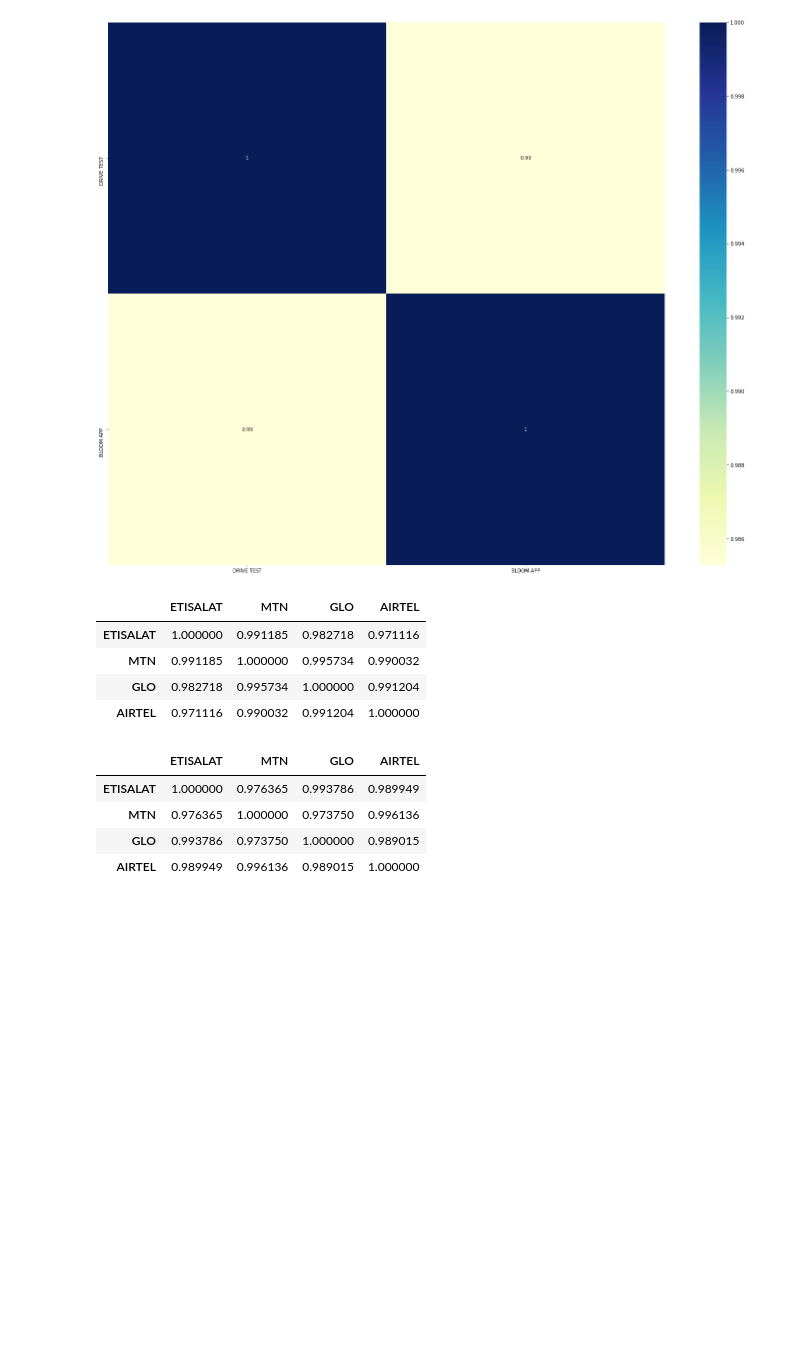
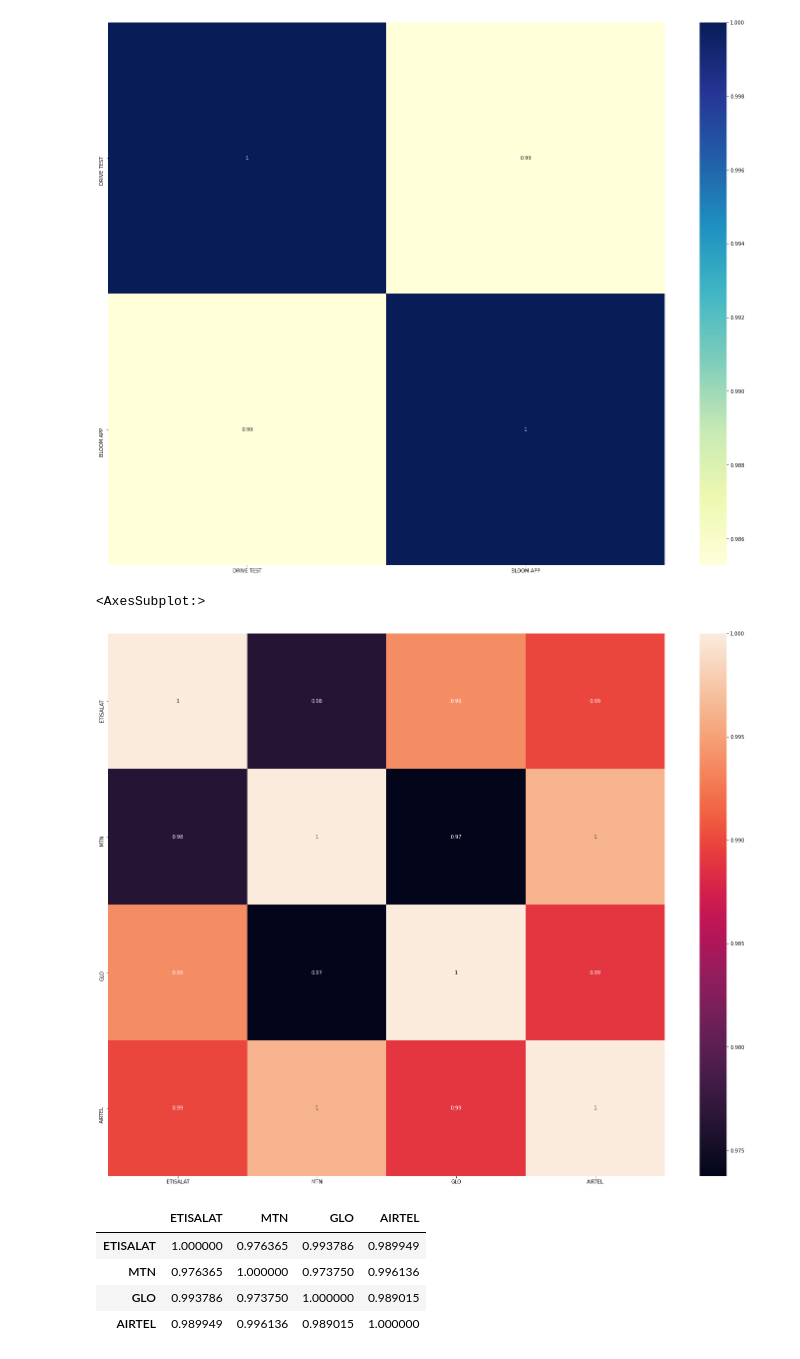
Before and after one commit to flex-akin/Project_ML, a Jupyter notebook: project_work.ipynb, the cells around one changed output. Drawn from its saved outputs; the diff is of its cells as text; code cells hidden in the pictures; blank space fills up the shorter version.

```diff
--- a/project_work.ipynb
+++ b/project_work.ipynb
@@ -1188,12 +1188,10 @@ sns.heatmap(comp.corr(), cmap="YlGnBu", annot=True)
 # %%
 tems_comp = pd.read_csv('Tems.csv')
 tems_comp.corr()
+sns.heatmap(bloom_comp.corr(), annot=True)
 # %% [output]
-|  | ETISALAT | MTN | GLO | AIRTEL |
-| ETISALAT | 1.000000 | 0.991185 | 0.982718 | 0.971116 |
-| MTN | 0.991185 | 1.000000 | 0.995734 | 0.990032 |
-| GLO | 0.982718 | 0.995734 | 1.000000 | 0.991204 |
-| AIRTEL | 0.971116 | 0.990032 | 0.991204 | 1.000000 |
+<AxesSubplot:>
+[figure, added]
 # %%
 bloom_comp = pd.read_csv('bloom.csv')
 bloom_comp.corr()
```
